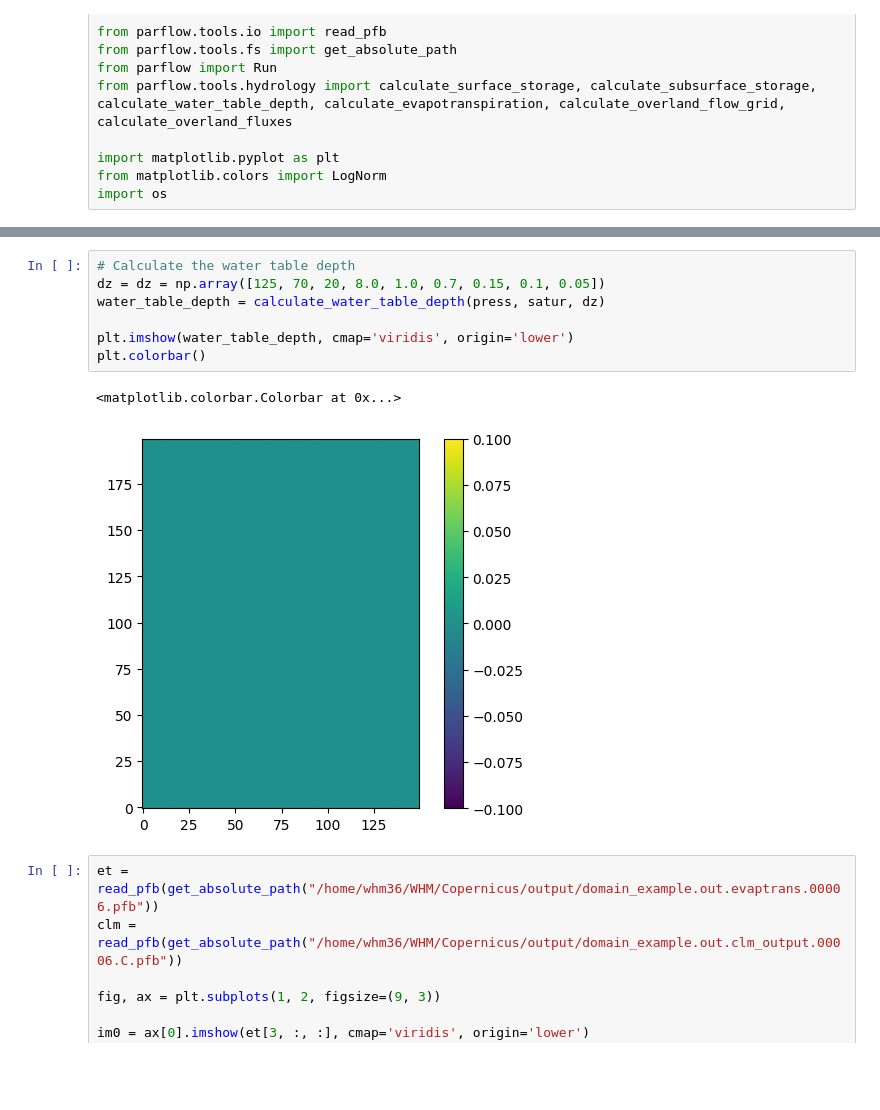
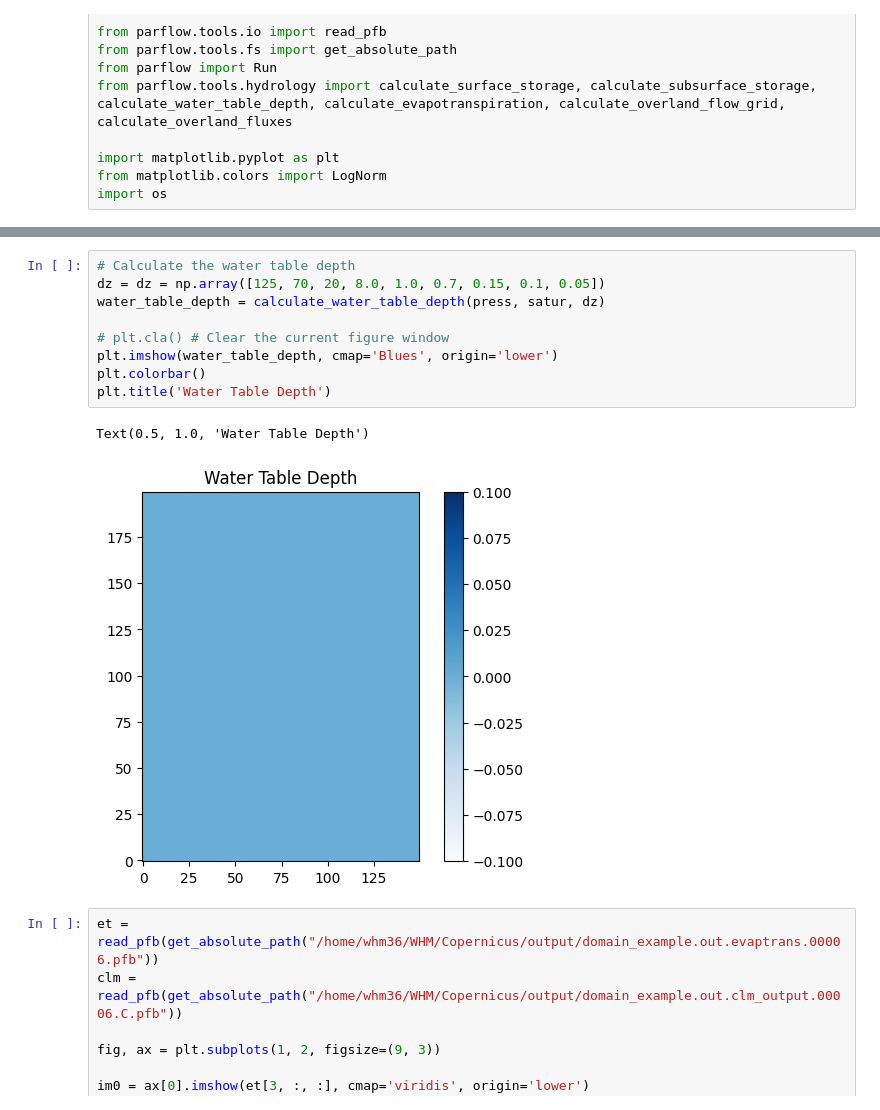
Before and after one commit to Huimin1/Copernicus, a Jupyter notebook: Plot_output.ipynb, the cells around one changed output, grey strips where cells are left out. Drawn from its saved outputs; the diff is of its cells as text; blank space fills up the shorter version.

```diff
--- a/Plot_output.ipynb
+++ b/Plot_output.ipynb
@@ -64,13 +72,15 @@ plt.tight_layout()
 # %%
 # Calculate the water table depth
 dz = dz = np.array([125, 70, 20, 8.0, 1.0, 0.7, 0.15, 0.1, 0.05])
 water_table_depth = calculate_water_table_depth(press, satur, dz)
 
-plt.imshow(water_table_depth, cmap='viridis', origin='lower')
+# plt.cla() # Clear the current figure window
+plt.imshow(water_table_depth, cmap='Blues', origin='lower')
 plt.colorbar()
+plt.title('Water Table Depth')
 # %% [output]
-<matplotlib.colorbar.Colorbar at 0x...>
+Text(0.5, 1.0, 'Water Table Depth')
-[figure, old version]
+[figure, new version]
 # %%
 et = read_pfb(get_absolute_path("/home/whm36/WHM/Copernicus/output/domain_example.out.evaptrans.00006.pfb"))
 clm = read_pfb(get_absolute_path("/home/whm36/WHM/Copernicus/output/domain_example.out.clm_output.00006.C.pfb"))
```
Also changed, not shown: parts of 2 cells of this notebook, 3 other files.
